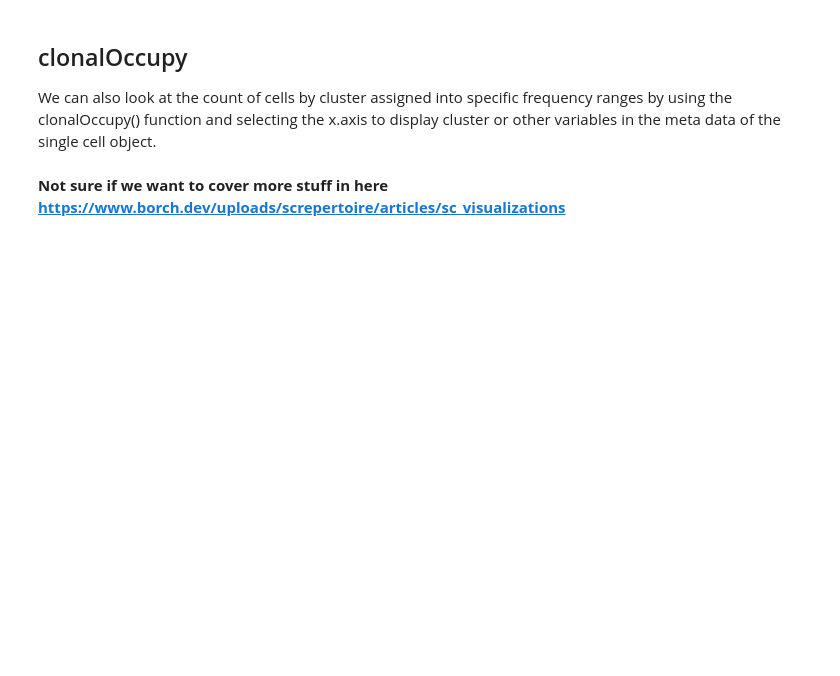
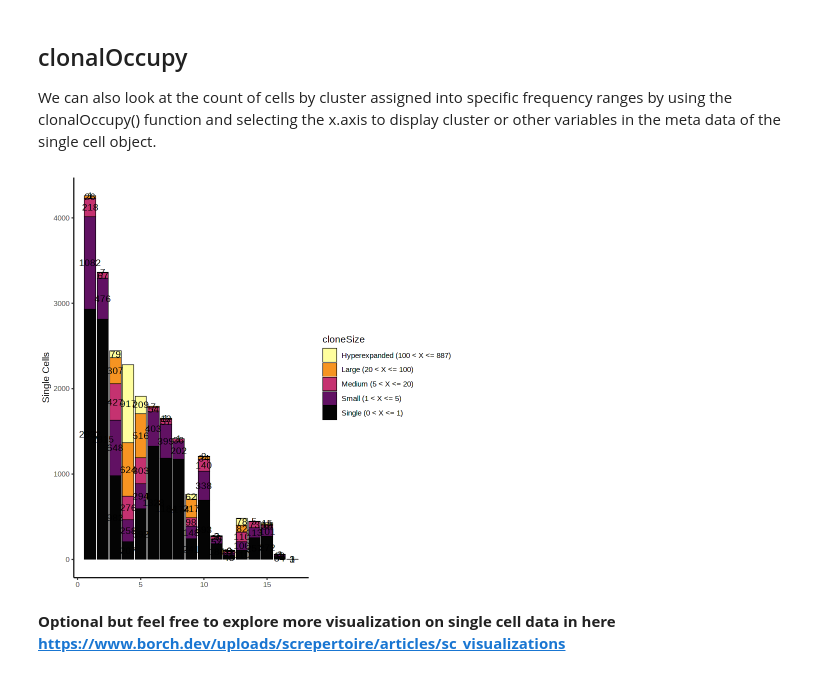
Before and after one commit to davidsebfischer/scRNAseq_workshop, a Jupyter notebook: notebooks/BCR_analysis.ipynb, the cells around one changed output. Cells and saved outputs as stored; diff of their text form; code cells hidden in the pictures; blank space fills up the shorter version.

```diff
--- a/notebooks/BCR_analysis.ipynb
+++ b/notebooks/BCR_analysis.ipynb
@@ -450,8 +524,10 @@ Seurat::DimPlot(scRep_example, group.by = "cloneSize") +
 We can also look at the count of cells by cluster assigned into specific frequency ranges by using the clonalOccupy() function and selecting the x.axis to display cluster or other variables in the meta data of the single cell object.
 # %%
 clonalOccupy(scRep_example,
-              x.axis = "seurat_clusters"
+              x.axis = "seurat_clusters",
               proportion = FALSE, #change to TRUE to look at proportions!
              label = TRUE) #change to FALSE to not label the bars
+# %% [output]
+[figure, added]
 # %% [markdown]
-**Not sure if we want to cover more stuff in here https://www.borch.dev/uploads/screpertoire/articles/sc_visualizations**
+**Optional but feel free to explore more visualization on single cell data in here https://www.borch.dev/uploads/screpertoire/articles/sc_visualizations**
```
Also changed, not shown: parts of 28 cells of this notebook.
